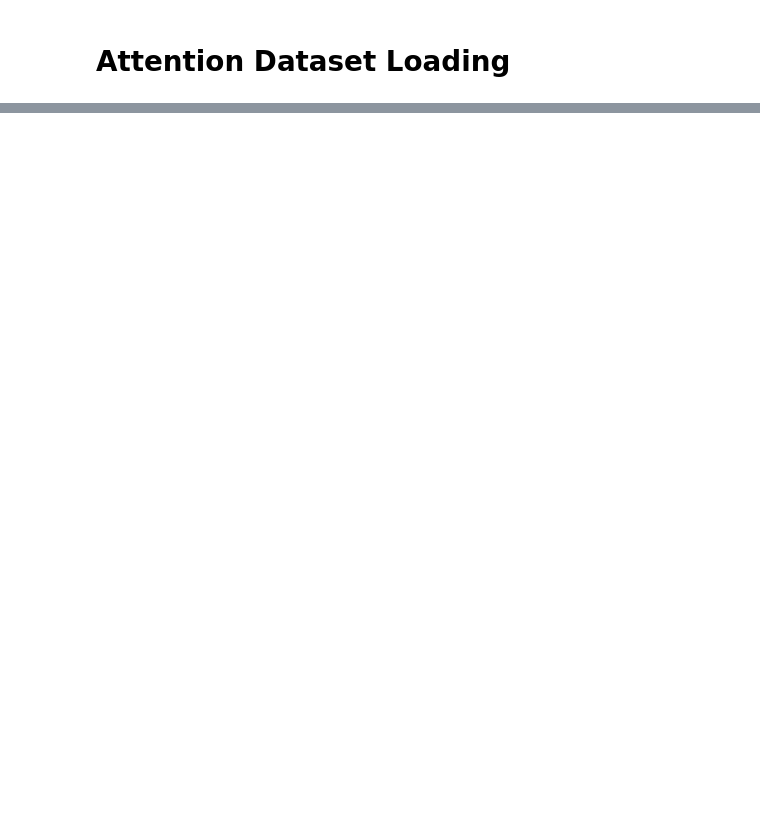
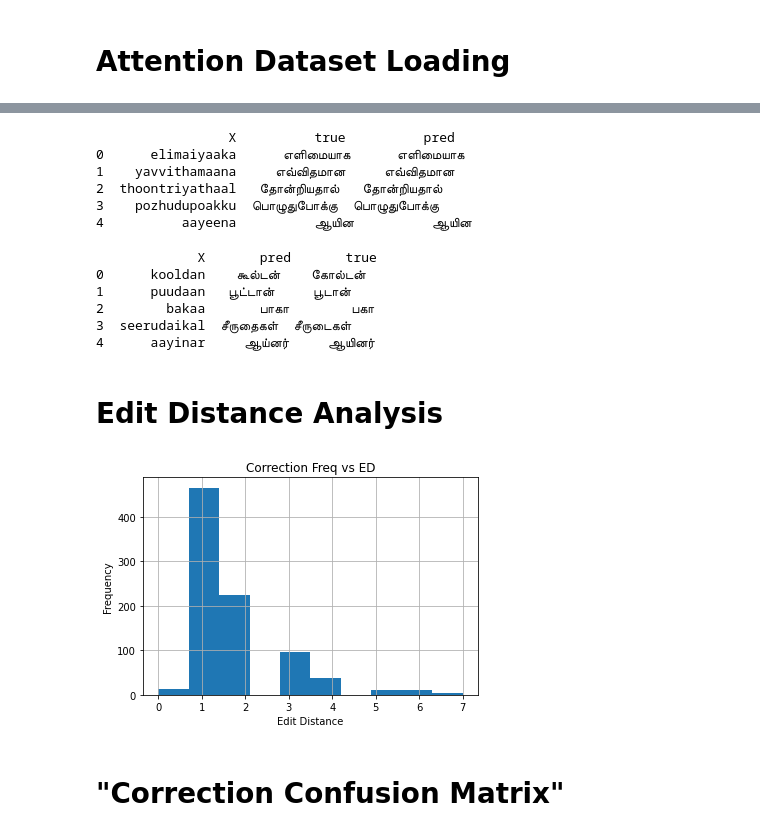
Before and after one commit to ramkamal2000/cs6910_assignment3, a Jupyter notebook: analysis.ipynb, the cells around one changed output, grey strips where cells are left out. Drawn from its saved outputs; the diff is of its cells as text; code cells hidden in the pictures; blank space fills up the shorter version.

```diff
--- a/analysis.ipynb
+++ b/analysis.ipynb
@@ -535,0 +570,7 @@ df_2_wrong
+# %%
+path_attn_greedy = root_dir+'/attention/attn_greedy.csv'
+df_attn_greedy = pd.read_csv(path_attn_greedy)
+X = df_attn_greedy.X.to_list()
+Y_true = df_attn_greedy.Y_pred.to_list()
+Y_pred = df_attn_greedy.Y_true.to_list()
+match = [1*(a==b) for a,b in zip(Y_true, Y_pred)]
@@ -535,0 +581,7 @@ df_2_wrong
+# %%
+dfa = pd.DataFrame({
+    'X' : X,
+    'true' : Y_true,
+    'pred' : Y_pred,
+    'match' : match
+})
@@ -535,0 +615,51 @@ df_2_wrong
+# %%
+# examples where vanilla worked, but attention failed
+
+df_2 = df[df['match']==1].drop(columns=['match', 'pred'])
+df_3 = dfa[dfa['match']==0].drop(columns=['match', 'true'])
+df_4 = pd.merge(df_2, df_3, how='inner', on=['X'])
+print(df_4.head())
+
+wandb.log({'Failure of Attention':
+           wandb.Table(dataframe=df_4)})
+# %% [output]
+                 X          true          pred
+0      elimaiyaaka      எளிமையாக      எளிமையாக
+1    yavvithamaana     எவ்விதமான     எவ்விதமான
+2  thoontriyathaal   தோன்றியதால்   தோன்றியதால்
+3    pozhudupoakku  பொழுதுபோக்கு  பொழுதுபோக்கு
+4          aayeena          ஆயின          ஆயின
+# %%
+# examples where attention worked, but vanilla failed
+
+df_2 = df[df['match']==0].drop(columns=['match', 'true'])
+df_3 = dfa[dfa['match']==1].drop(columns=['match', 'pred'])
+df_4 = pd.merge(df_2, df_3, how='inner', on=['X'])
+print(df_4.head())
+
+wandb.log({'Failure of Vanilla':
+           wandb.Table(dataframe=df_4)})
+# %% [output]
+             X       pred       true
+0      kooldan    கூல்டன்    கோல்டன்
+1      puudaan   பூட்டான்     பூடான்
+2        bakaa       பாகா        பகா
+3  seerudaikal  சீருதைகள்  சீருடைகள்
+4      aayinar     ஆய்னர்     ஆயினர்
+# %% [markdown]
+# Edit Distance Analysis
+# %%
+df_c = df_4.copy()
+df_c['edit'] = df_c.apply(lambda x: edit_distance(x['true'], x['pred']), axis=1)
+# %%
+df_c.edit.plot.hist()
+plt.grid()
+plt.xlabel("Edit Distance")
+plt.title("Correction Freq vs ED")
+
+wandb.log({"Correction Freq vs ED":
+           wandb.Image(plt, caption="Correction Freq vs ED")})
+# %% [output]
+[figure, added]
+# %% [markdown]
+# "Correction Confusion Matrix"
```
Also changed, not shown: parts of 41 cells of this notebook.
